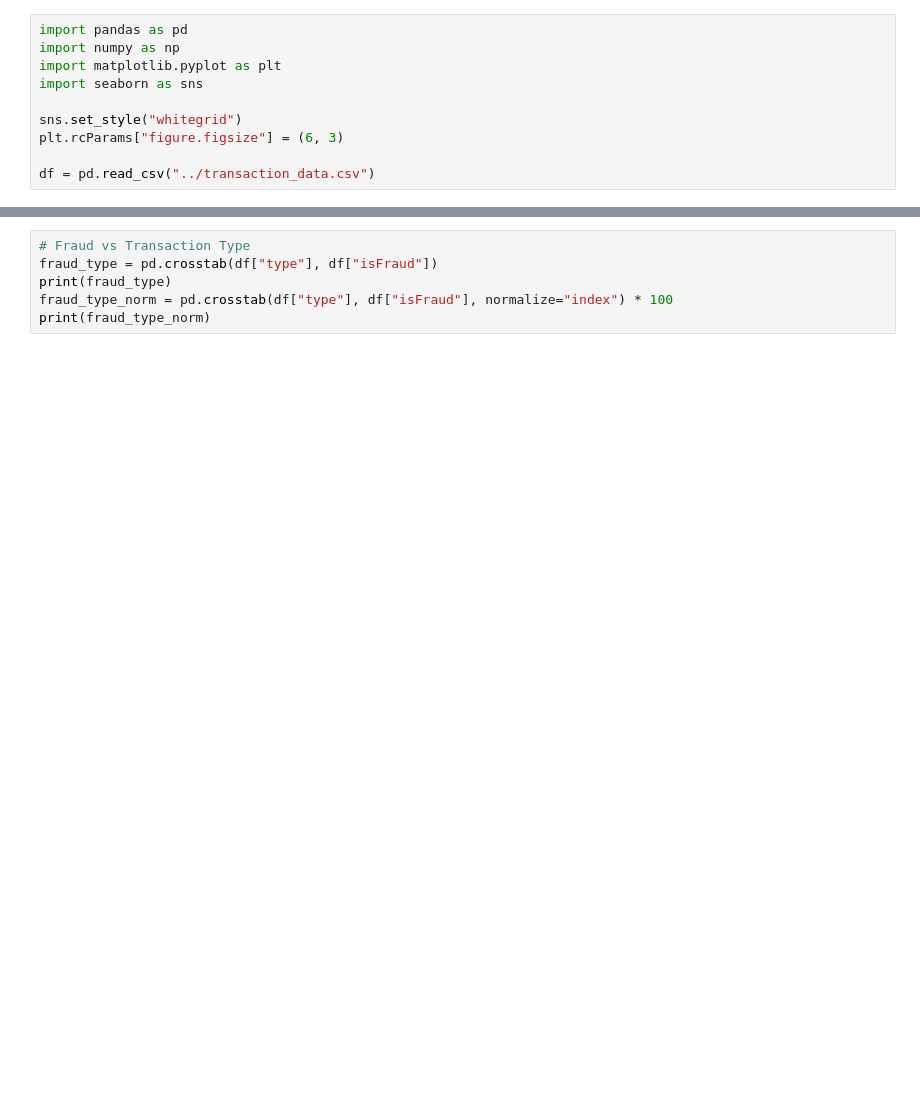
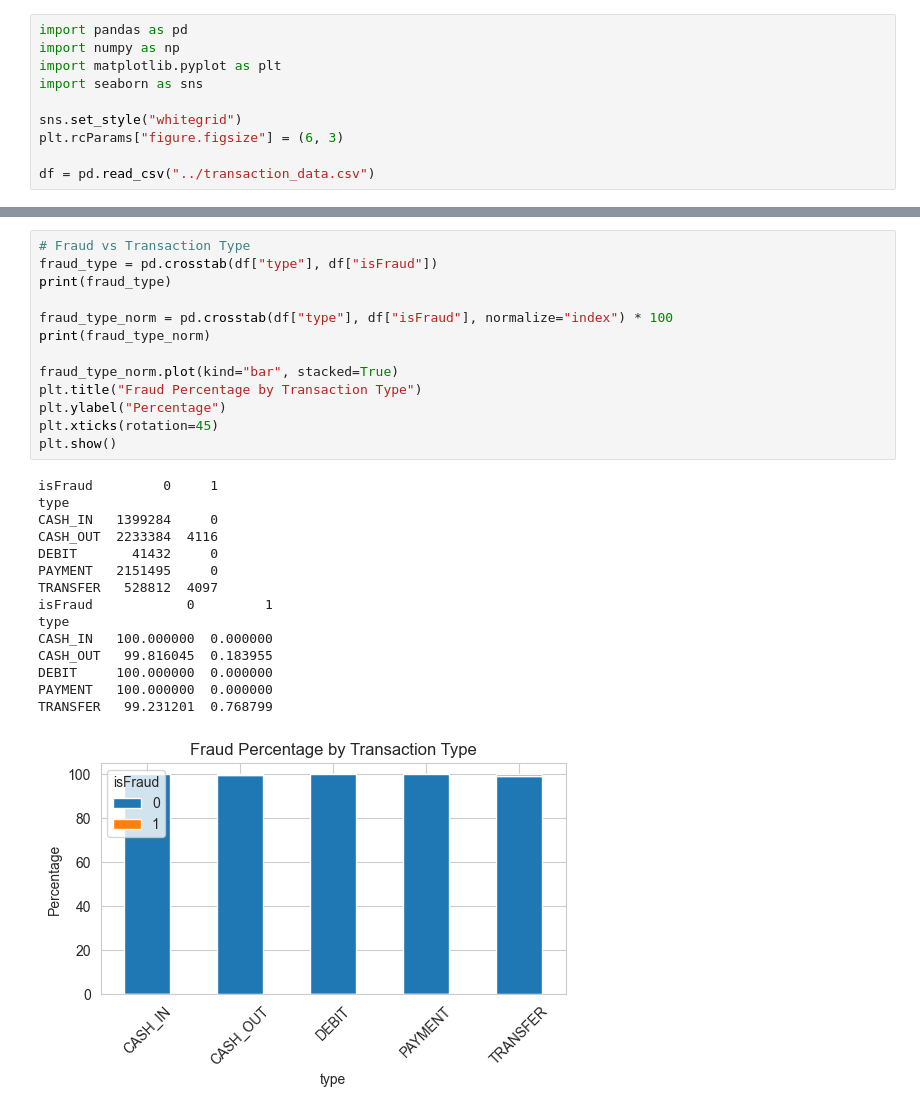
Before and after one commit to prince3235/transaction-fraud-intelligence, a Jupyter notebook: notebooks/02_eda.ipynb, the cells around one changed output, grey strips where cells are left out. Saved outputs shown, nothing was run; the diff lists cells and outputs as text; blank space fills up the shorter version.

```diff
--- a/notebooks/02_eda.ipynb
+++ b/notebooks/02_eda.ipynb
@@ -35,6 +36,29 @@ plt.show()
 # %%
 # Fraud vs Transaction Type
 fraud_type = pd.crosstab(df["type"], df["isFraud"])
 print(fraud_type)
+
 fraud_type_norm = pd.crosstab(df["type"], df["isFraud"], normalize="index") * 100
 print(fraud_type_norm)
+
+fraud_type_norm.plot(kind="bar", stacked=True)
+plt.title("Fraud Percentage by Transaction Type")
+plt.ylabel("Percentage")
+plt.xticks(rotation=45)
+plt.show()
+# %% [output]
+isFraud         0     1
+type
+CASH_IN   1399284     0
+CASH_OUT  2233384  4116
+DEBIT       41432     0
+PAYMENT   2151495     0
+TRANSFER   528812  4097
+isFraud            0         1
+type
+CASH_IN   100.000000  0.000000
+CASH_OUT   99.816045  0.183955
+DEBIT     100.000000  0.000000
+PAYMENT   100.000000  0.000000
+TRANSFER   99.231201  0.768799
+[figure, added]
```
Also changed, not shown: parts of 2 cells of this notebook.
